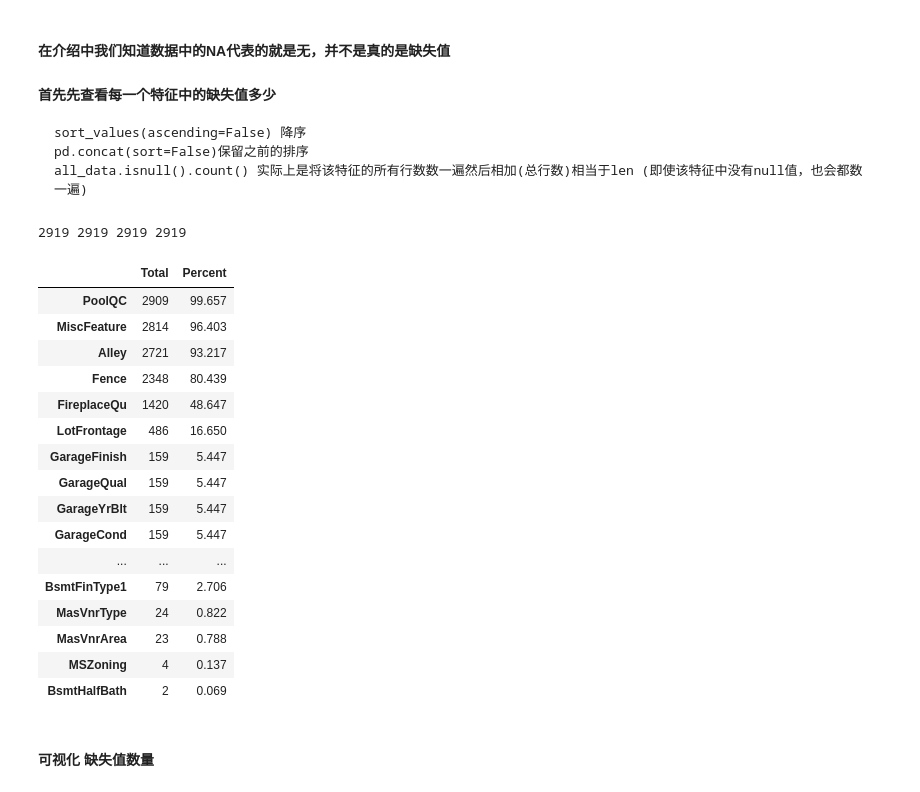
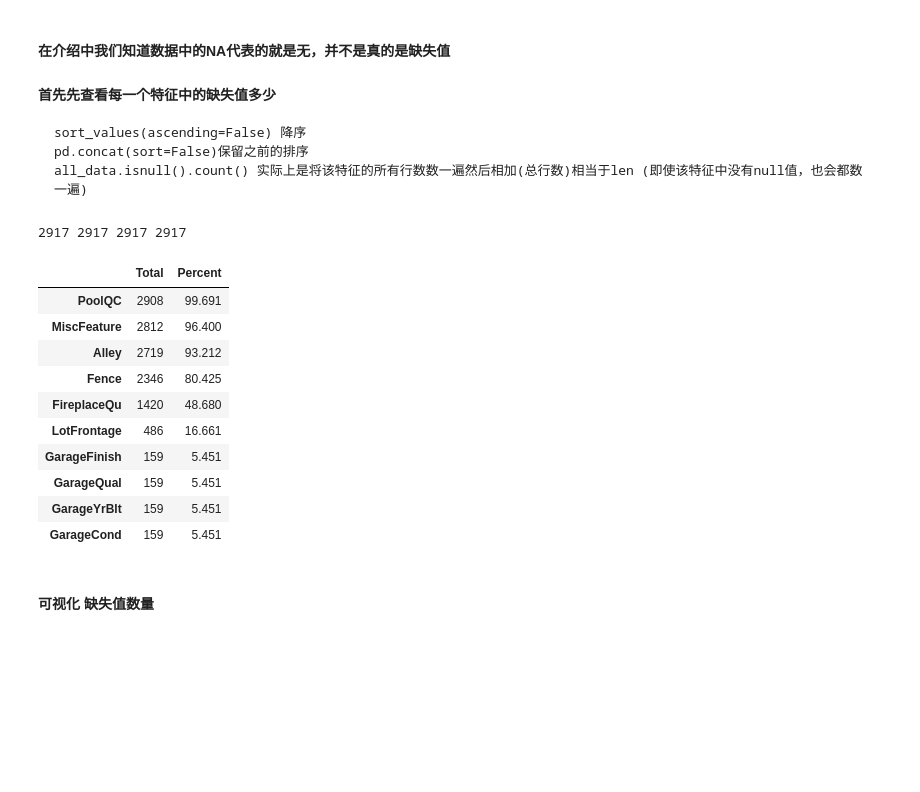
Before and after one commit to OneStepAndTwoSteps/Kaggle-Project, a Jupyter notebook: House Prices：Advanced Regression Techniques/House Prices：Advanced Regression Techniques.ipynb, the cells around one changed output. Saved outputs shown, nothing was run; the diff lists cells and outputs as text; code cells hidden in the pictures; blank space fills up the shorter version.

```diff
--- a/House Prices：Advanced Regression Techniques/House Prices：Advanced Regression Techniques.ipynb
+++ b/House Prices：Advanced Regression Techniques/House Prices：Advanced Regression Techniques.ipynb
@@ -6,11 +6,10 @@ import seaborn as sns
 from scipy.stats import norm,skew
 
 from scipy import stats
+pd.set_option('display.float_format', lambda x: '{:.3f}'.format(x))
 # %%
 train_data=pd.read_csv('./input/train.csv')
 test_data=pd.read_csv('./input/test.csv')
-# %%
-pd.set_option('display.float_format', lambda x: '%.3f' % x)
 # %% [markdown]
 ## 数据探索
 
@@ -101,3 +88,5 @@ ax.scatter(x=train_data['GrLivArea'],y=train_data['SalePrice'])
+# %%
+train_data = train_data.drop(train_data[(train_data['GrLivArea']>4000) & (train_data['SalePrice']<300000)].index)
 # %%
 fig,ax=plt.subplots()
 ax.scatter(x=train_data['TotalBsmtSF'],y=train_data['SalePrice'])
@@ -224,10 +216,11 @@ plt.show()
 rtrain=train_data.shape[0]
 rtest=test_data.shape[0]
 
-y_train=train_data['SalePrice']
+y_train=train_data.SalePrice.values
 
 all_data=pd.concat((train_data,test_data)).reset_index(drop=True)
-all_data=all_data.drop(columns='SalePrice')
+# all_data=all_data.drop(columns='SalePrice')
+all_data.drop(['SalePrice'], axis=1, inplace=True)
 # %% [output]
 of pandas will change to not sort by default.
 
@@ -254,30 +247,24 @@ b=len(all_data['BsmtCond'])
 d=len(all_data['Fireplaces'])
 print(a,b,c,d)
 # %% [output]
-2919 2919 2919 2919
+2917 2917 2917 2917
 # %%
 total=all_data.isnull().sum().sort_values(ascending=False)
 percent=(total/all_data.isnull().count()*100).sort_values(ascending=False)
 miss_data=pd.concat([total,percent],axis=1,keys=['Total','Percent'],sort=False)
-miss_data.head(20)
+miss_data.head(10)
 # %% [output]
 |  | Total | Percent |
-| PoolQC | 2909 | 99.657 |
-| MiscFeature | 2814 | 96.403 |
-| Alley | 2721 | 93.217 |
-| Fence | 2348 | 80.439 |
-| FireplaceQu | 1420 | 48.647 |
-| LotFrontage | 486 | 16.650 |
-| GarageFinish | 159 | 5.447 |
-| GarageQual | 159 | 5.447 |
-| GarageYrBlt | 159 | 5.447 |
-| GarageCond | 159 | 5.447 |
-| ... | ... | ... |
-| BsmtFinType1 | 79 | 2.706 |
-| MasVnrType | 24 | 0.822 |
-| MasVnrArea | 23 | 0.788 |
-| MSZoning | 4 | 0.137 |
-| BsmtHalfBath | 2 | 0.069 |
+| PoolQC | 2908 | 99.691 |
+| MiscFeature | 2812 | 96.400 |
+| Alley | 2719 | 93.212 |
+| Fence | 2346 | 80.425 |
+| FireplaceQu | 1420 | 48.680 |
+| LotFrontage | 486 | 16.661 |
+| GarageFinish | 159 | 5.451 |
+| GarageQual | 159 | 5.451 |
+| GarageYrBlt | 159 | 5.451 |
+| GarageCond | 159 | 5.451 |
 # %% [markdown]
 #### 可视化 缺失值数量
 # %%
```
Also changed, not shown: parts of 94 cells of this notebook, 1 other file.
